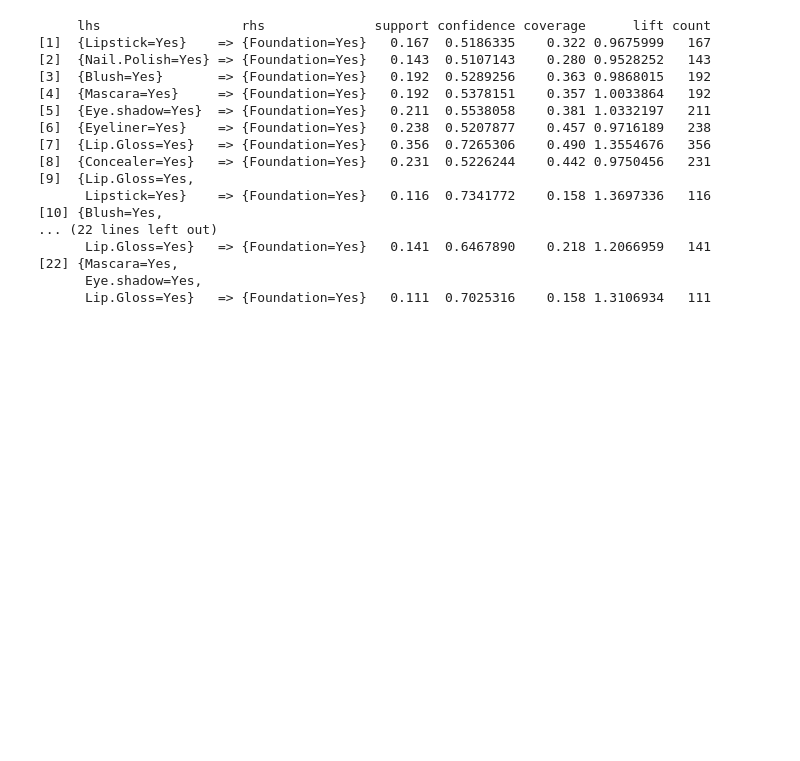
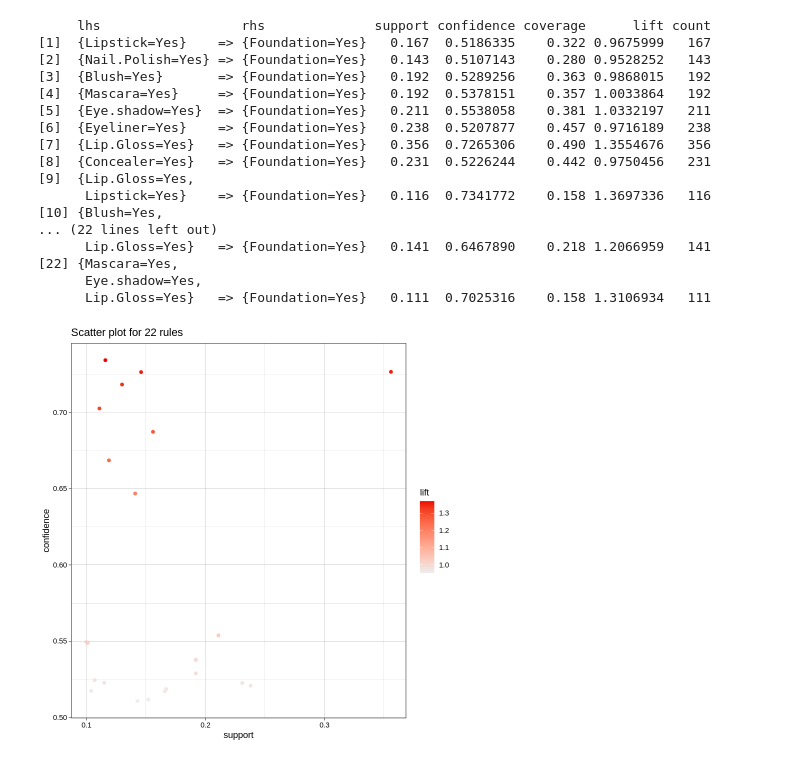
Before and after one commit to Sudo343/Foundations-of-ML-MA722, a Jupyter notebook: 1_example.ipynb, the cells around one changed output. Saved outputs shown, nothing was run; the diff lists cells and outputs as text; code cells hidden in the pictures; blank space fills up the shorter version.

```diff
--- a/1_example.ipynb
+++ b/1_example.ipynb
@@ -674,3 +674,7 @@ set of 22 rules
 [22] {Mascara=Yes,
       Eye.shadow=Yes,
       Lip.Gloss=Yes}   => {Foundation=Yes}   0.111  0.7025316    0.158 1.3106934   111
+# %%
+plot(Rule_cosmetic)
+# %% [output]
+[figure, added]
```
Also changed, not shown: parts of 2 cells of this notebook.
